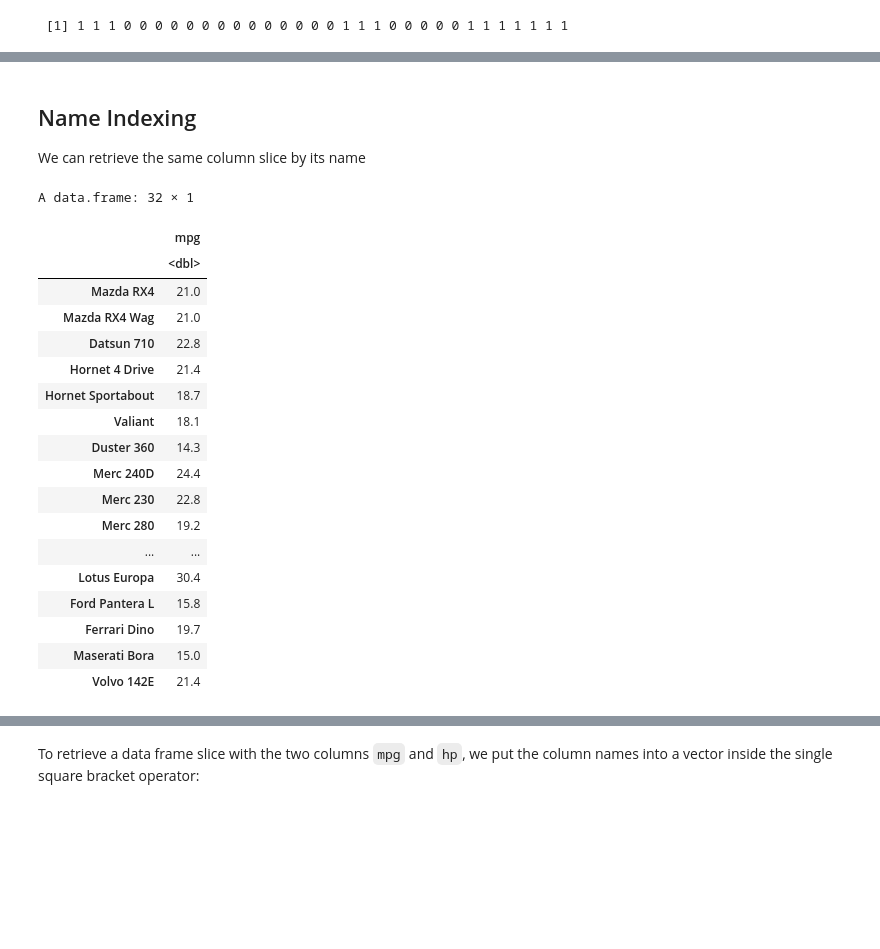
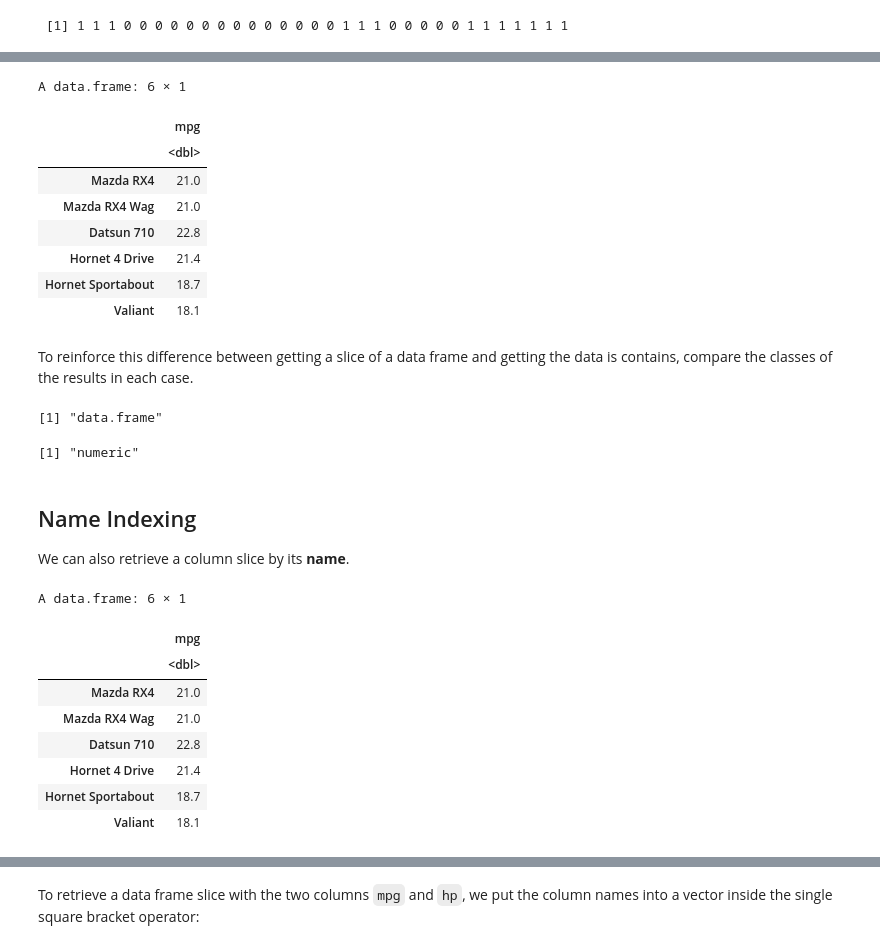
Before and after one commit to ontoligent/DS5100-book, a Jupyter notebook: notebooks/M10_RBasics/M10-04-DataFrames.ipynb, the cells around one changed output, grey strips where cells are left out. Drawn from its saved outputs; the diff is of its cells as text; code cells hidden in the pictures; blank space fills up the shorter version.

```diff
--- a/notebooks/M10_RBasics/M10-04-DataFrames.ipynb
+++ b/notebooks/M10_RBasics/M10-04-DataFrames.ipynb
@@ -191,26 +187,35 @@ A data.frame: 32 × 1
+# %%
+head(mtcars[1])
+# %% [output]
+A data.frame: 6 × 1
+|  | mpg |
+|  | <dbl> |
+| Mazda RX4 | 21.0 |
+| Mazda RX4 Wag | 21.0 |
+| Datsun 710 | 22.8 |
+| Hornet 4 Drive | 21.4 |
+| Hornet Sportabout | 18.7 |
+| Valiant | 18.1 |
+# %% [markdown]
+To reinforce this difference between getting a slice of a data frame and getting the data is contains, compare the classes of the results in each case.
+# %%
+class(mtcars[1]); class(mtcars[[1]])
+# %% [output]
+[1] "data.frame"
+[1] "numeric"
 # %% [markdown]
 ## Name Indexing
 
-We can retrieve the same column slice by its name
+We can also retrieve a column slice by its **name**.
 # %%
-mtcars["mpg"]
+head(mtcars["mpg"])
 # %% [output]
-A data.frame: 32 × 1
+A data.frame: 6 × 1
 |  | mpg |
 |  | <dbl> |
 | Mazda RX4 | 21.0 |
 | Mazda RX4 Wag | 21.0 |
 | Datsun 710 | 22.8 |
 | Hornet 4 Drive | 21.4 |
 | Hornet Sportabout | 18.7 |
 | Valiant | 18.1 |
-| Duster 360 | 14.3 |
-| Merc 240D | 24.4 |
-| Merc 230 | 22.8 |
-| Merc 280 | 19.2 |
-| ... | ... |
-| Lotus Europa | 30.4 |
-| Ford Pantera L | 15.8 |
-| Ferrari Dino | 19.7 |
-| Maserati Bora | 15.0 |
-| Volvo 142E | 21.4 |
```
Also changed, not shown: parts of 79 cells of this notebook, 20 other files.
